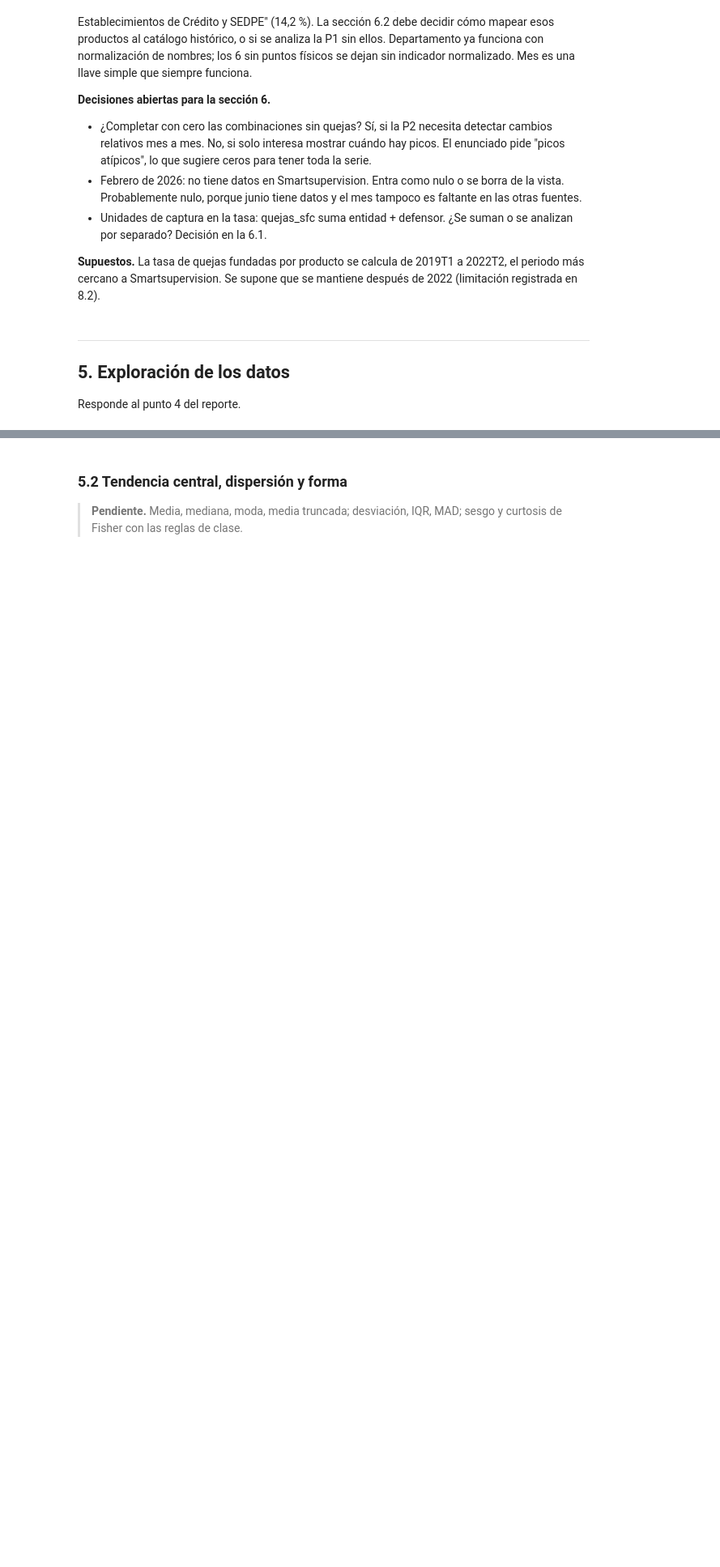
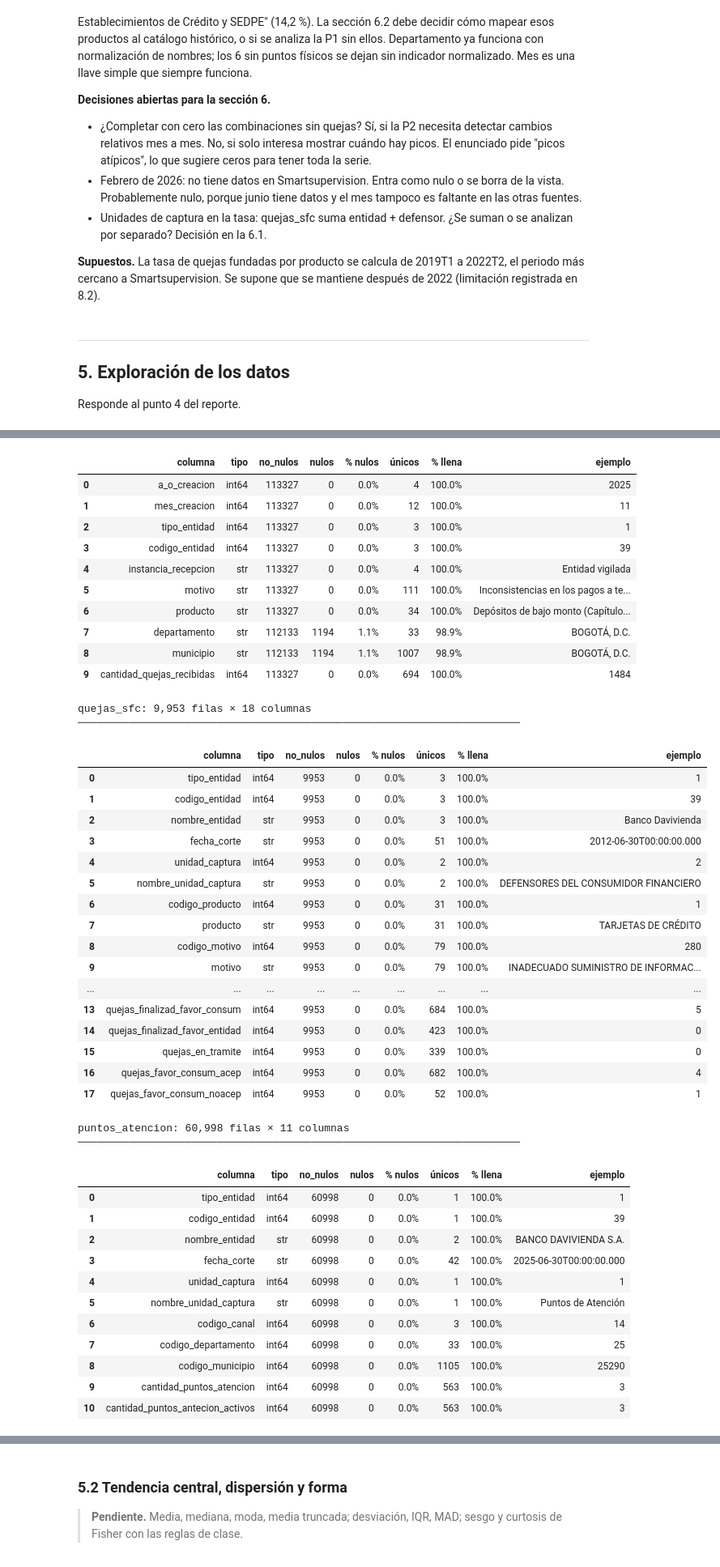
Before and after one commit to BautistaDavid/proyecto-final-gestion-datos, a Jupyter notebook: ProyectoFinal_DavidBautista_BelkyMayorga_FabianBecerra.ipynb, the cells around one changed output, grey strips where cells are left out. Shown at 81% size. Cells and saved outputs as stored; diff of their text form; code cells hidden in the pictures; blank space fills up the shorter version.

```diff
--- a/ProyectoFinal_DavidBautista_BelkyMayorga_FabianBecerra.ipynb
+++ b/ProyectoFinal_DavidBautista_BelkyMayorga_FabianBecerra.ipynb
@@ -1028,0 +1029,22 @@ Responde al punto 4 del reporte.
+# %%
+def perfil(df, nombre="DataFrame"):
+    """Devuelve un inventario de las columnas del DataFrame."""
+    resultado = []
+    for col in df.columns:
+        no_nulos = df[col].notna().sum()
+        nulos = df[col].isna().sum()
+        llena = no_nulos / len(df)
+        ejemplo = df[col].dropna().iloc[0] if no_nulos > 0 else None
+        resultado.append({
+            "columna": col,
+            "tipo": str(df[col].dtype),
+            "no_nulos": no_nulos,
+            "nulos": nulos,
+            "% nulos": f"{nulos/len(df):.1%}",
+            "únicos": df[col].nunique(),
+            "% llena": f"{llena:.1%}",
+            "ejemplo": str(ejemplo)[:50] if ejemplo is not None else "NaN"
+        })
+    return pd.DataFrame(resultado)
+
+print("Función perfil() definida.")
@@ -1028,0 +1053,9 @@ Responde al punto 4 del reporte.
+# %%
+print(f"{'─'*70}\nInventario descriptivo por dataset:\n")
+
+for nombre_fuente in ["quejas_smartsupervision", "quejas_sfc", "puntos_atencion", "sanciones_sic"]:
+    df = datos[nombre_fuente]
+    print(f"\n{nombre_fuente}: {len(df):,} filas × {len(df.columns)} columnas")
+    print(f"{'─'*70}")
+    display(perfil(df, nombre_fuente))
+# %% [output]
@@ -1028,0 +1068,44 @@ Responde al punto 4 del reporte.
+|  | columna | tipo | no_nulos | nulos | % nulos | únicos | % llena | ejemplo |
+| 0 | a_o_creacion | int64 | 113327 | 0 | 0.0% | 4 | 100.0% | 2025 |
+| 1 | mes_creacion | int64 | 113327 | 0 | 0.0% | 12 | 100.0% | 11 |
+| 2 | tipo_entidad | int64 | 113327 | 0 | 0.0% | 3 | 100.0% | 1 |
+| 3 | codigo_entidad | int64 | 113327 | 0 | 0.0% | 3 | 100.0% | 39 |
+| 4 | instancia_recepcion | str | 113327 | 0 | 0.0% | 4 | 100.0% | Entidad vigilada |
+| 5 | motivo | str | 113327 | 0 | 0.0% | 111 | 100.0% | Inconsistencias en los pagos a te... |
+| 6 | producto | str | 113327 | 0 | 0.0% | 34 | 100.0% | Depósitos de bajo monto (Capítulo... |
+| 7 | departamento | str | 112133 | 1194 | 1.1% | 33 | 98.9% | BOGOTÁ, D.C. |
+| 8 | municipio | str | 112133 | 1194 | 1.1% | 1007 | 98.9% | BOGOTÁ, D.C. |
+| 9 | cantidad_quejas_recibidas | int64 | 113327 | 0 | 0.0% | 694 | 100.0% | 1484 |
+quejas_sfc: 9,953 filas × 18 columnas
+──────────────────────────────────────────────────────────────────────
+|  | columna | tipo | no_nulos | nulos | % nulos | únicos | % llena | ejemplo |
+| 0 | tipo_entidad | int64 | 9953 | 0 | 0.0% | 3 | 100.0% | 1 |
+| 1 | codigo_entidad | int64 | 9953 | 0 | 0.0% | 3 | 100.0% | 39 |
+| 2 | nombre_entidad | str | 9953 | 0 | 0.0% | 3 | 100.0% | Banco Davivienda |
+| 3 | fecha_corte | str | 9953 | 0 | 0.0% | 51 | 100.0% | 2012-06-30T00:00:00.000 |
+| 4 | unidad_captura | int64 | 9953 | 0 | 0.0% | 2 | 100.0% | 2 |
+| 5 | nombre_unidad_captura | str | 9953 | 0 | 0.0% | 2 | 100.0% | DEFENSORES DEL CONSUMIDOR FINANCIERO |
+| 6 | codigo_producto | int64 | 9953 | 0 | 0.0% | 31 | 100.0% | 1 |
+| 7 | producto | str | 9953 | 0 | 0.0% | 31 | 100.0% | TARJETAS DE CRÉDITO |
+| 8 | codigo_motivo | int64 | 9953 | 0 | 0.0% | 79 | 100.0% | 280 |
+| 9 | motivo | str | 9953 | 0 | 0.0% | 79 | 100.0% | INADECUADO SUMINISTRO DE INFORMAC... |
+| ... | ... | ... | ... | ... | ... | ... | ... | ... |
+| 13 | quejas_finalizad_favor_consum | int64 | 9953 | 0 | 0.0% | 684 | 100.0% | 5 |
+| 14 | quejas_finalizad_favor_entidad | int64 | 9953 | 0 | 0.0% | 423 | 100.0% | 0 |
+| 15 | quejas_en_tramite | int64 | 9953 | 0 | 0.0% | 339 | 100.0% | 0 |
+| 16 | quejas_favor_consum_acep | int64 | 9953 | 0 | 0.0% | 682 | 100.0% | 4 |
+| 17 | quejas_favor_consum_noacep | int64 | 9953 | 0 | 0.0% | 52 | 100.0% | 1 |
+puntos_atencion: 60,998 filas × 11 columnas
+──────────────────────────────────────────────────────────────────────
+|  | columna | tipo | no_nulos | nulos | % nulos | únicos | % llena | ejemplo |
+| 0 | tipo_entidad | int64 | 60998 | 0 | 0.0% | 1 | 100.0% | 1 |
+| 1 | codigo_entidad | int64 | 60998 | 0 | 0.0% | 1 | 100.0% | 39 |
+| 2 | nombre_entidad | str | 60998 | 0 | 0.0% | 2 | 100.0% | BANCO DAVIVIENDA S.A. |
+| 3 | fecha_corte | str | 60998 | 0 | 0.0% | 42 | 100.0% | 2025-06-30T00:00:00.000 |
+| 4 | unidad_captura | int64 | 60998 | 0 | 0.0% | 1 | 100.0% | 1 |
+| 5 | nombre_unidad_captura | str | 60998 | 0 | 0.0% | 1 | 100.0% | Puntos de Atención |
+| 6 | codigo_canal | int64 | 60998 | 0 | 0.0% | 3 | 100.0% | 14 |
+| 7 | codigo_departamento | int64 | 60998 | 0 | 0.0% | 33 | 100.0% | 25 |
+| 8 | codigo_municipio | int64 | 60998 | 0 | 0.0% | 1105 | 100.0% | 25290 |
+| 9 | cantidad_puntos_atencion | int64 | 60998 | 0 | 0.0% | 563 | 100.0% | 3 |
+| 10 | cantidad_puntos_antecion_activos | int64 | 60998 | 0 | 0.0% | 563 | 100.0% | 3 |
```
Also changed, not shown: parts of 5 cells of this notebook.
